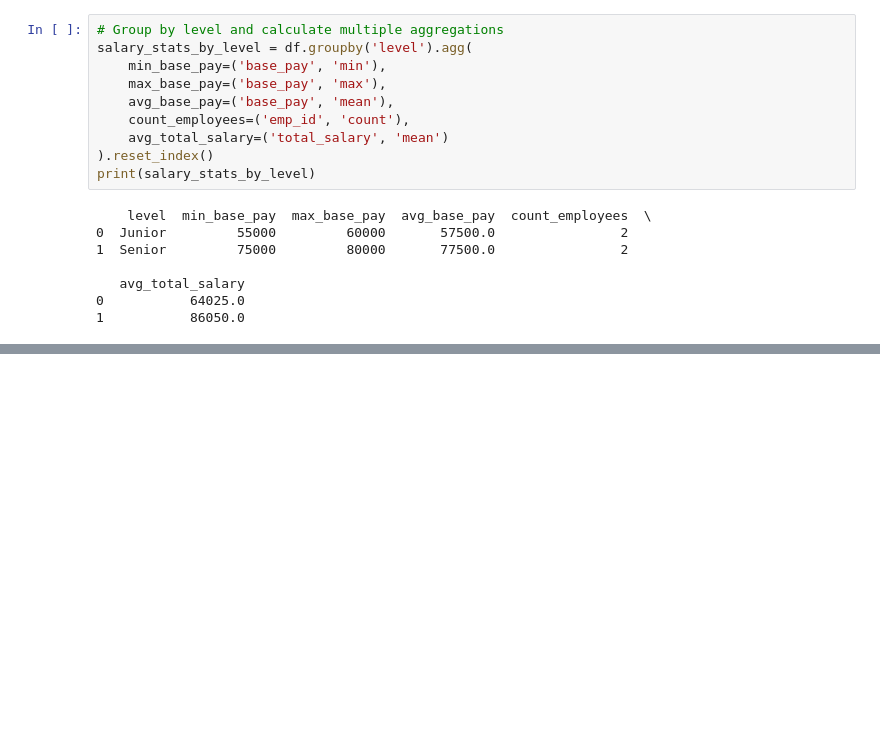
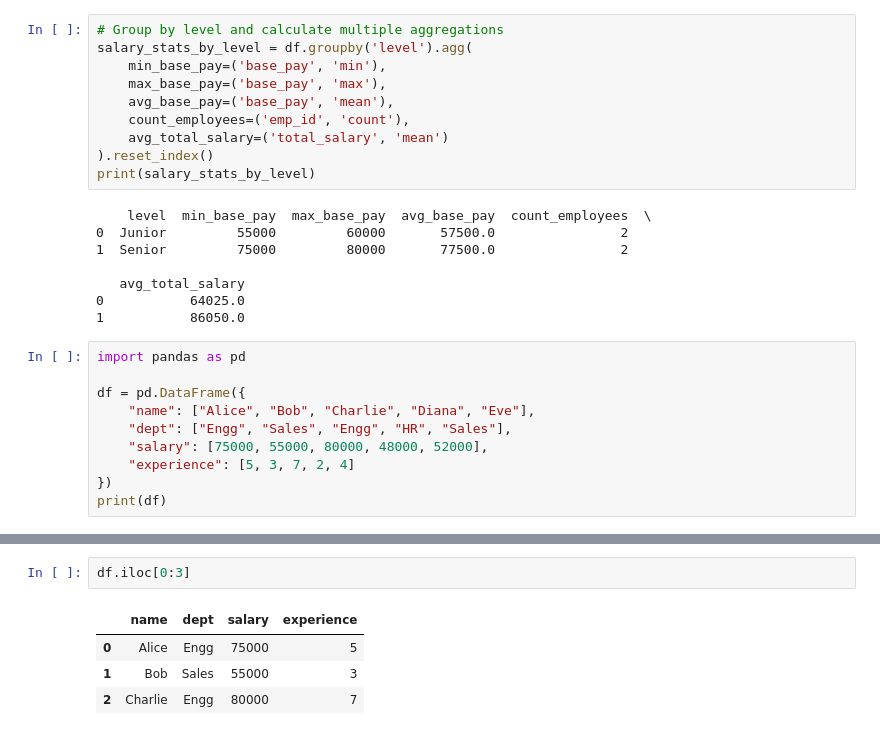
Before and after one commit to Obulreddy0/pandas_practise, a Jupyter notebook: pandas_practise.ipynb, the cells around one changed output, grey strips where cells are left out. Saved outputs shown, nothing was run; the diff lists cells and outputs as text; blank space fills up the shorter version.

```diff
--- a/pandas_practise.ipynb
+++ b/pandas_practise.ipynb
@@ -1032,3 +1032,13 @@ print(salary_stats_by_level)
    avg_total_salary
 0           64025.0
 1           86050.0
+# %%
+import pandas as pd
+
+df = pd.DataFrame({
+    "name": ["Alice", "Bob", "Charlie", "Diana", "Eve"],
+    "dept": ["Engg", "Sales", "Engg", "HR", "Sales"],
+    "salary": [75000, 55000, 80000, 48000, 52000],
+    "experience": [5, 3, 7, 2, 4]
+})
+print(df)
@@ -1034,0 +1074,7 @@ print(salary_stats_by_level)
+# %%
+df.iloc[0:3]
+# %% [output]
+|  | name | dept | salary | experience |
+| 0 | Alice | Engg | 75000 | 5 |
+| 1 | Bob | Sales | 55000 | 3 |
+| 2 | Charlie | Engg | 80000 | 7 |
```
Also changed, not shown: parts of 6 cells of this notebook.
